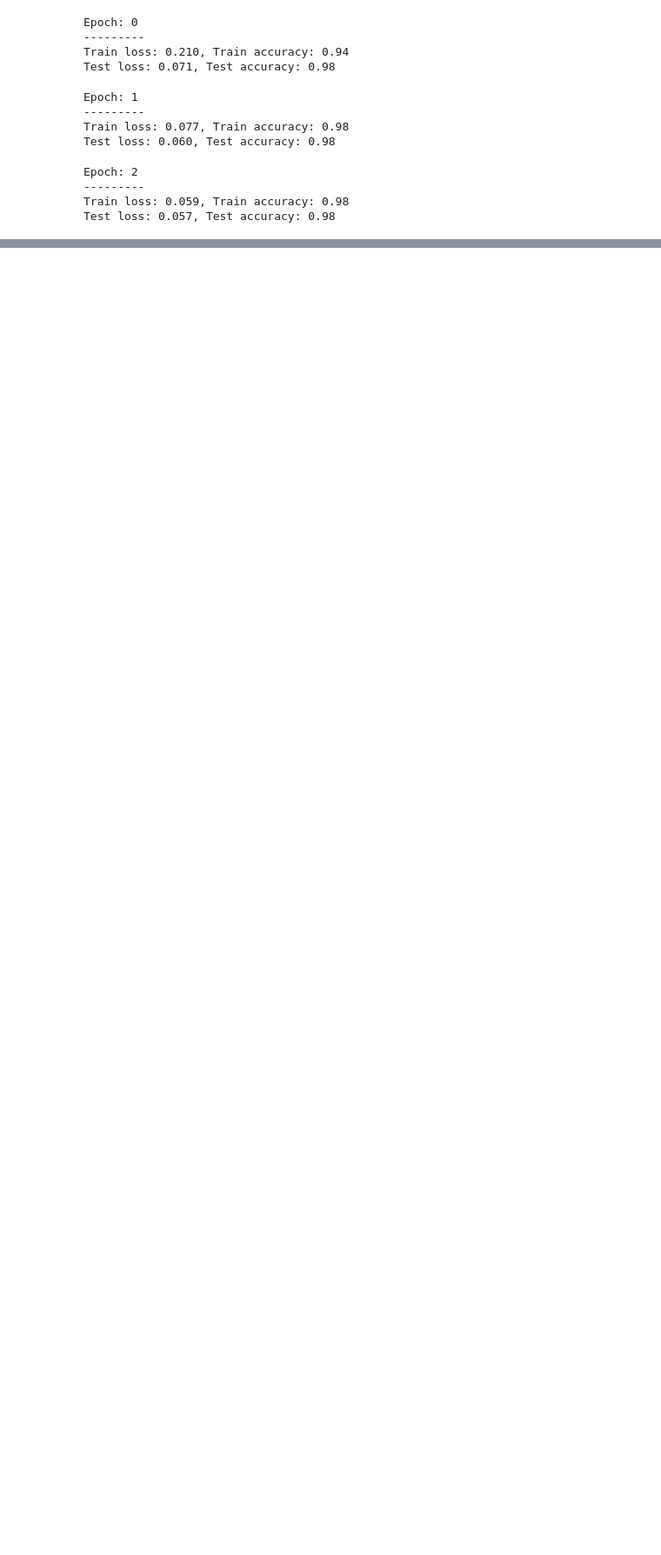
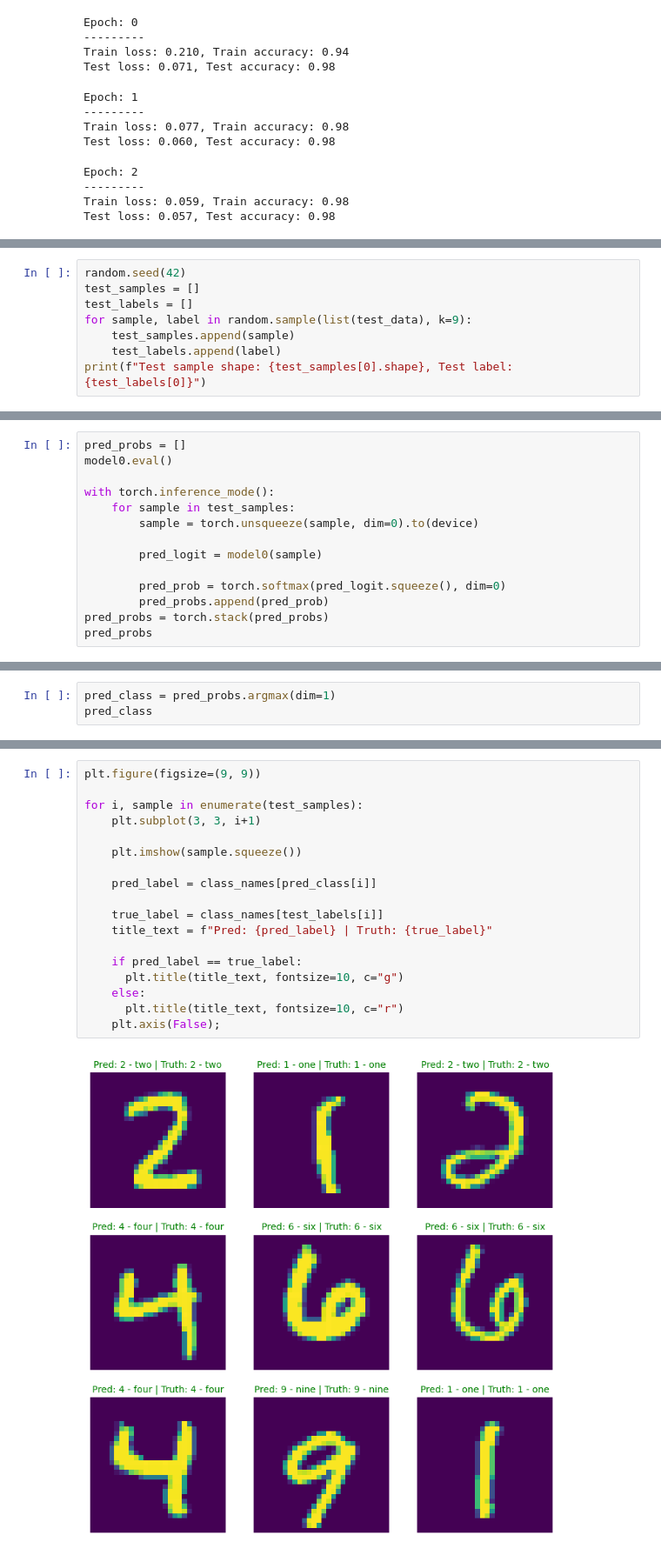
Before and after one commit to KacperUrban/Digit-recognition, a Jupyter notebook: main.ipynb, the cells around one changed output, grey strips where cells are left out. Shown: that part at 87% size. Cells and saved outputs as stored; diff of their text form; blank space fills up the shorter version.

Commit message:
Evaluate model performance

```diff
--- a/main.ipynb
+++ b/main.ipynb
@@ -214,0 +219,8 @@ Test loss: 0.057, Test accuracy: 0.98
+# %%
+random.seed(42)
+test_samples = []
+test_labels = []
+for sample, label in random.sample(list(test_data), k=9):
+    test_samples.append(sample)
+    test_labels.append(label)
+print(f"Test sample shape: {test_samples[0].shape}, Test label: {test_labels[0]}")
@@ -214,0 +229,14 @@ Test loss: 0.057, Test accuracy: 0.98
+# %%
+pred_probs = []
+model0.eval()
+
+with torch.inference_mode():
+    for sample in test_samples:
+        sample = torch.unsqueeze(sample, dim=0).to(device)
+
+        pred_logit = model0(sample)
+
+        pred_prob = torch.softmax(pred_logit.squeeze(), dim=0)
+        pred_probs.append(pred_prob)
+pred_probs = torch.stack(pred_probs)
+pred_probs
@@ -214,0 +262,3 @@ Test loss: 0.057, Test accuracy: 0.98
+# %%
+pred_class = pred_probs.argmax(dim=1)
+pred_class
@@ -214,0 +267,20 @@ Test loss: 0.057, Test accuracy: 0.98
+# %%
+plt.figure(figsize=(9, 9))
+
+for i, sample in enumerate(test_samples):
+    plt.subplot(3, 3, i+1)
+
+    plt.imshow(sample.squeeze())
+
+    pred_label = class_names[pred_class[i]]
+
+    true_label = class_names[test_labels[i]]
+    title_text = f"Pred: {pred_label} | Truth: {true_label}"
+
+    if pred_label == true_label:
+      plt.title(title_text, fontsize=10, c="g")
+    else:
+      plt.title(title_text, fontsize=10, c="r")
+    plt.axis(False);
+# %% [output]
+[figure, added]
```
Also changed, not shown: parts of 10 cells of this notebook.
